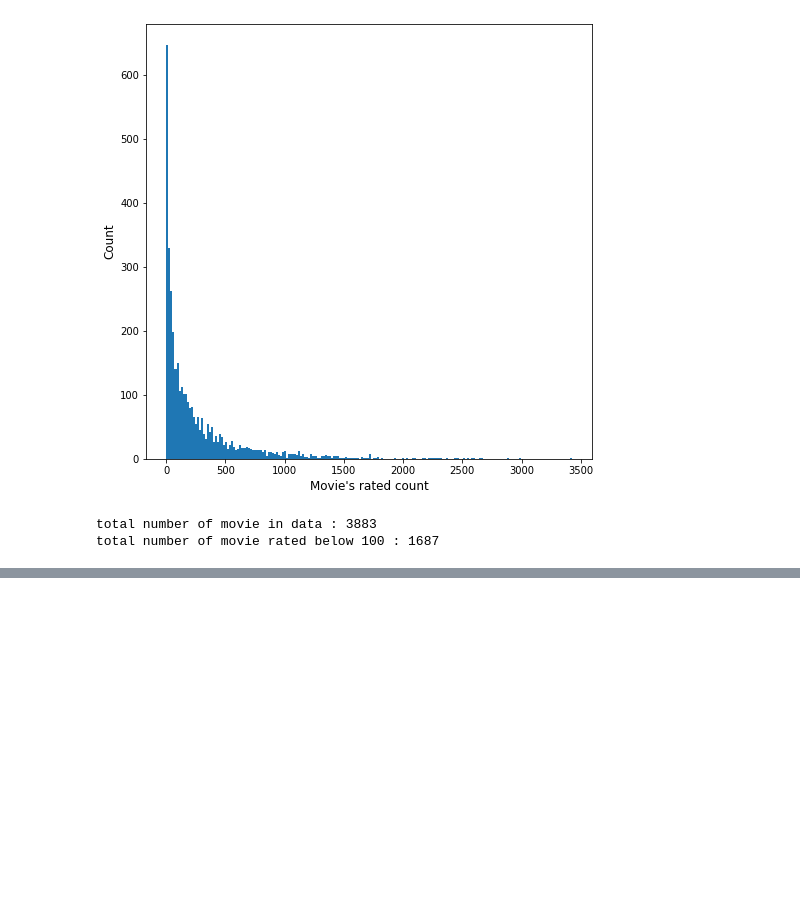
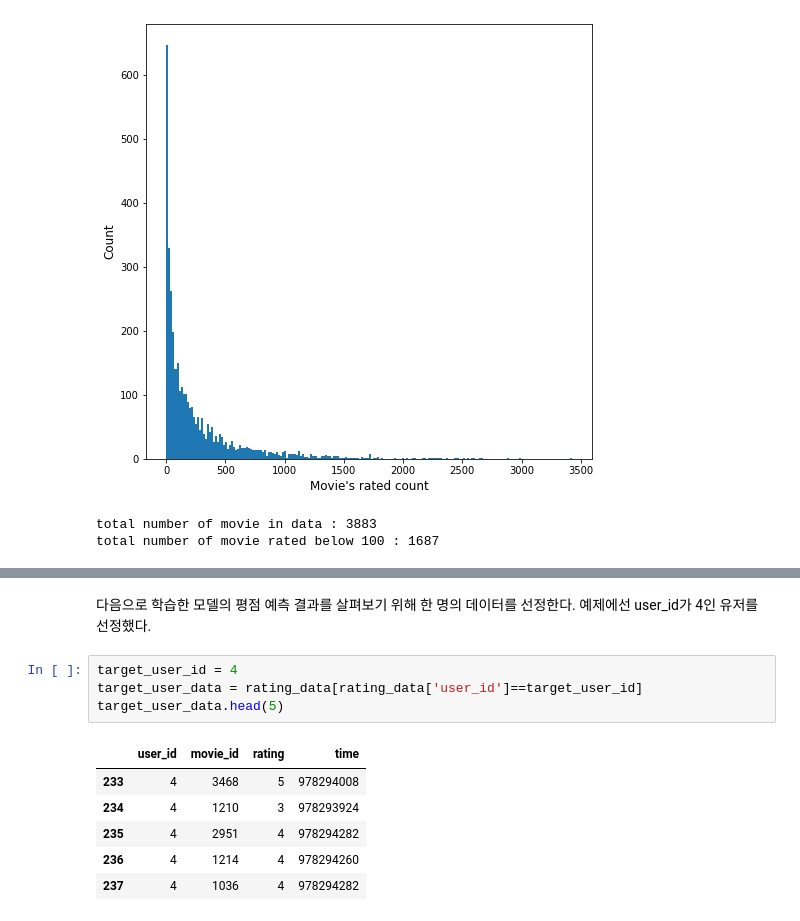
Before and after one commit to jaeyoon89/python_data_analysis, a Jupyter notebook: ch3-3_movie_rating_prediction.ipynb, the cells around one changed output, grey strips where cells are left out. Saved outputs shown, nothing was run; the diff lists cells and outputs as text; blank space fills up the shorter version.

```diff
--- a/ch3-3_movie_rating_prediction.ipynb
+++ b/ch3-3_movie_rating_prediction.ipynb
@@ -142,0 +234,13 @@ total number of movie rated below 100 : 1687
+# %% [markdown]
+다음으로 학습한 모델의 평점 예측 결과를 살펴보기 위해 한 명의 데이터를 선정한다. 예제에선 user_id가 4인 유저를 선정했다.
+# %%
+target_user_id = 4
+target_user_data = rating_data[rating_data['user_id']==target_user_id]
+target_user_data.head(5)
+# %% [output]
+|  | user_id | movie_id | rating | time |
+| 233 | 4 | 3468 | 5 | 978294008 |
+| 234 | 4 | 1210 | 3 | 978293924 |
+| 235 | 4 | 2951 | 4 | 978294282 |
+| 236 | 4 | 1214 | 4 | 978294260 |
+| 237 | 4 | 1036 | 4 | 978294282 |
```
Also changed, not shown: parts of 16 cells of this notebook.
